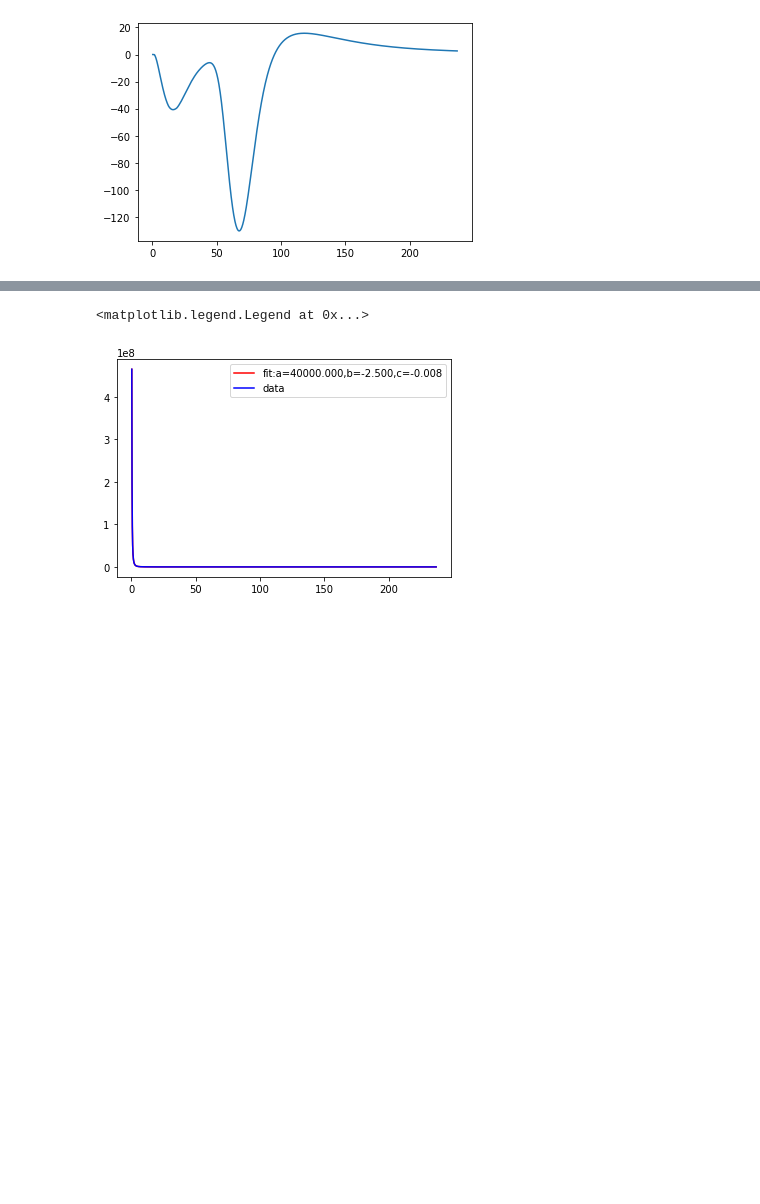
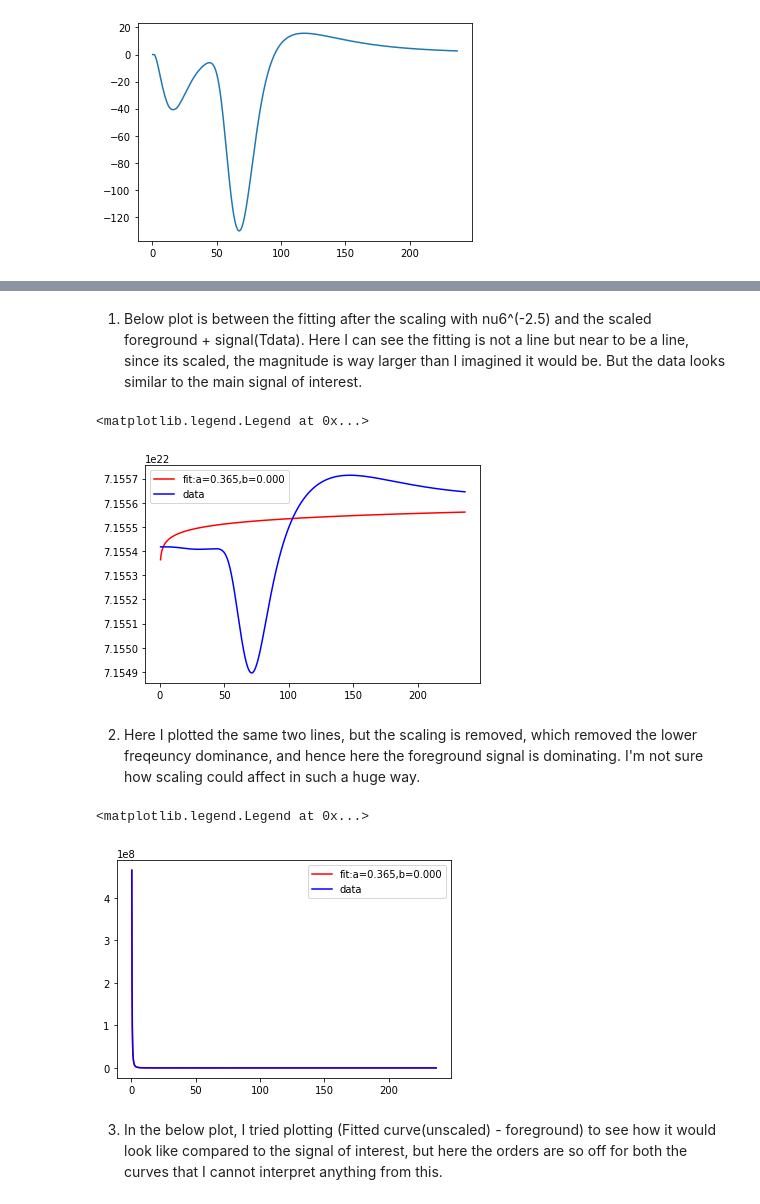
Before and after one commit to kssumanth27/Notebooks---signal, a Jupyter notebook: Power Law.ipynb, the cells around one changed output, grey strips where cells are left out. Drawn from its saved outputs; the diff is of its cells as text; code cells hidden in the pictures; blank space fills up the shorter version.

```diff
--- a/Power Law.ipynb
+++ b/Power Law.ipynb
@@ -43,8 +47,21 @@ array([ 4.00000000e+04, -2.50000000e+00, -8.14033128e-03])
+# %% [markdown]
+1. Below plot is between the fitting after the scaling with nu6^(-2.5) and the scaled foreground + signal(Tdata). Here I can see the fitting is not a line but near to be a line, since its scaled, the magnitude is way larger than I imagined it would be. But the data looks similar to the main signal of interest.
 # %%
-plt.plot(nu,func(nu6,*popt),'r-',label = 'fit:a=%5.3f,b=%5.3f,c=%5.3f' %tuple(popt))
+plt.plot(nu,func2(nu6,*popt),'r-',label = 'fit:a=%5.3f,b=%5.3f' %tuple(popt))
 plt.plot(nu,Tdata,'b-',label = 'data')
 plt.legend()
 # %% [output]
 <matplotlib.legend.Legend at 0x...>
-[figure, old version]
+[figure, new version]
+# %% [markdown]
+2. Here I plotted the same two lines, but the scaling is removed, which removed the lower freqeuncy dominance, and hence here the foreground signal is dominating. I'm not sure how scaling could affect in such a huge way.
+# %%
+plt.plot(nu,func2(nu6,*popt)*nu6**(-2.5),'r-',label = 'fit:a=%5.3f,b=%5.3f' %tuple(popt))
+plt.plot(nu,Tdata*nu6**(-2.5),'b-',label = 'data')
+plt.legend()
+# %% [output]
+<matplotlib.legend.Legend at 0x...>
+[figure, added]
+# %% [markdown]
+3. In the below plot, I tried plotting (Fitted curve(unscaled) - foreground) to see how it would look like compared to the signal of interest, but here the orders are so off for both the curves that I cannot interpret anything from this.
 # %%
```
Also changed, not shown: parts of 8 cells of this notebook.
